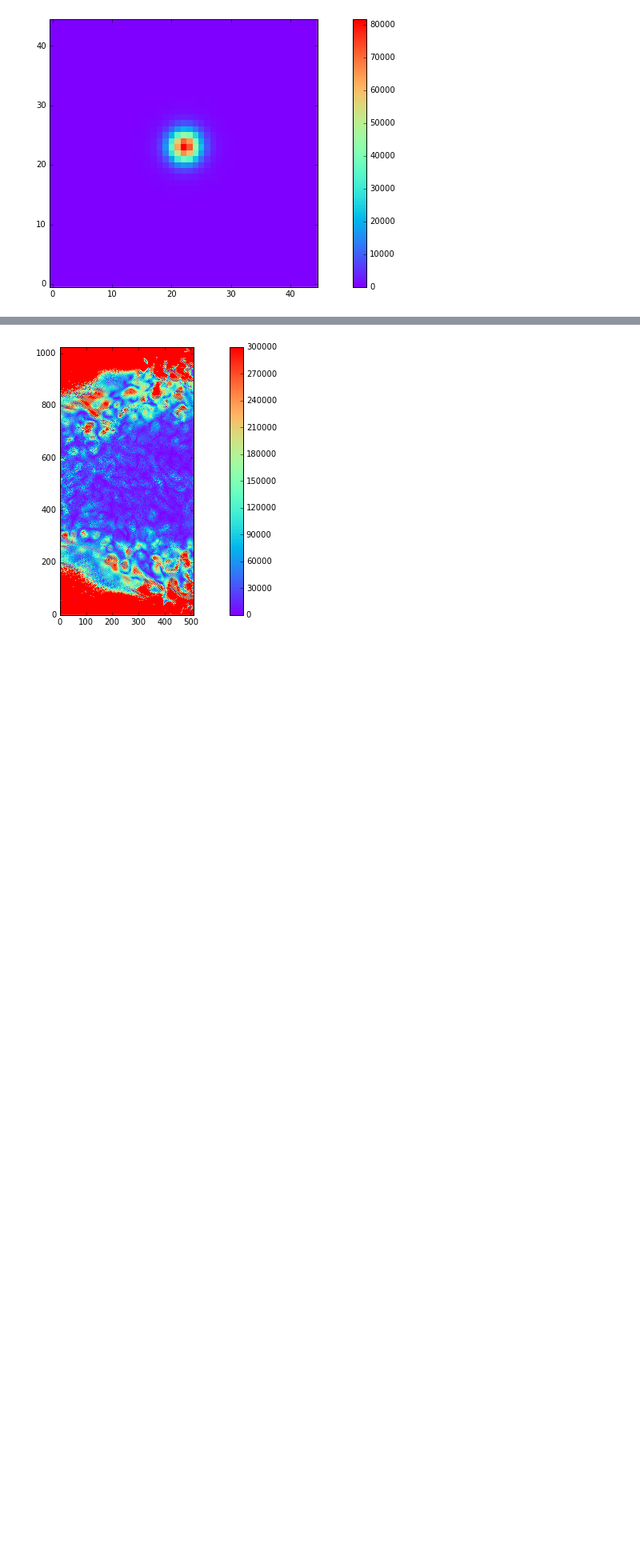
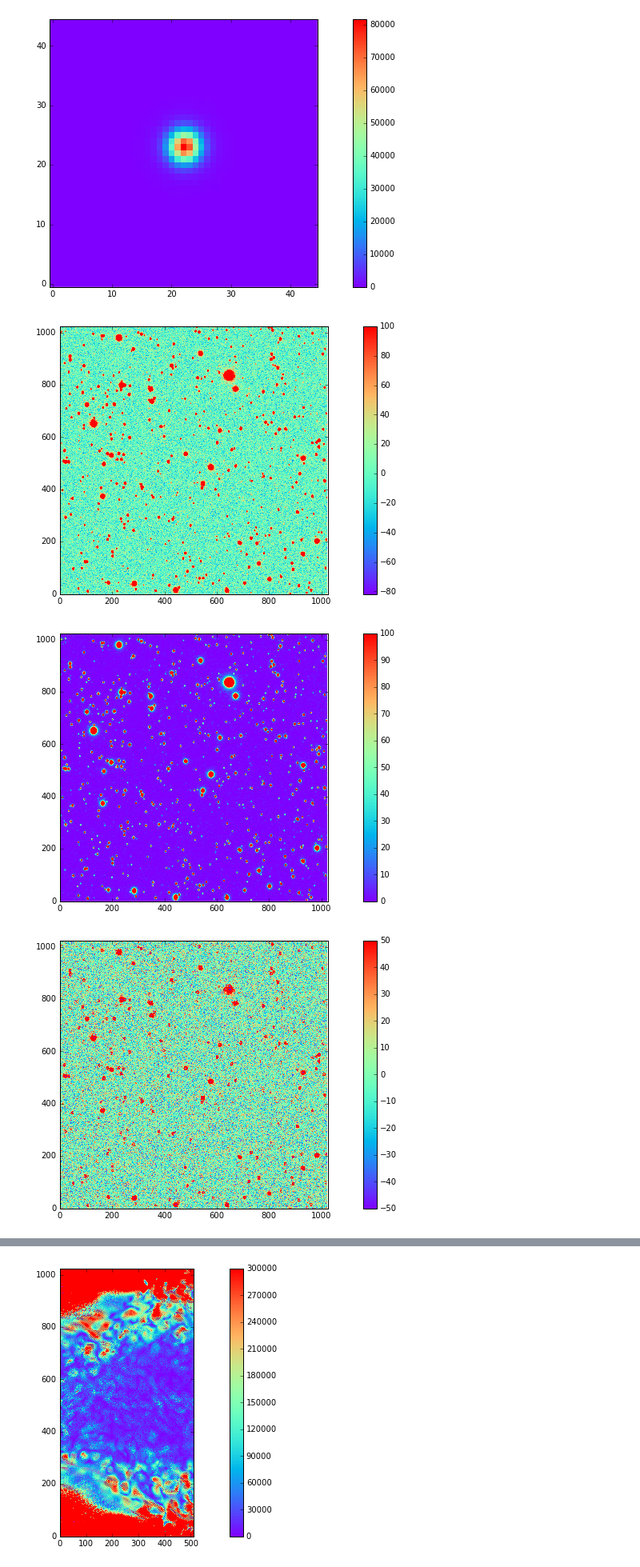
Before and after one commit to lsst-dm/experimental_DCR, a Jupyter notebook: DCR_template.ipynb, the cells around one changed output, grey strips where cells are left out. Shown at 80% size. Saved outputs shown, nothing was run; the diff lists cells and outputs as text; code cells hidden in the pictures; blank space fills up the shorter version.

Commit message:
Add option to add noise to output templates

```diff
--- a/DCR_template.ipynb
+++ b/DCR_template.ipynb
@@ -82,6 +88,7 @@ DIFF
 # %%
-for exp in self.exposures:
-    look(exp.getMaskedImage().getImage().getArray(),range=[-1e5,1e5],x_range=[625+25,670+25], y_range=[815-53,860-53])
+for exp in dcr_model_with_psf.exposures:
+    look(exp.getMaskedImage().getImage().getArray(),range=[-1e5,1e5],
+         x_range=[625+25,670+25], y_range=[815-53,860-53])
 # %% [output]
 [figure]
 [figure]
@@ -91,3 +98,11 @@ for exp in self.exposures:
 [figure]
 [figure]
 [figure]
+# %%
+output_directory='/Users/sullivan/LSST/simulations/test6/dcr_with_psf/'
+template_exposure_gen = dcr_model_with_psf.generate_templates_from_model(obsid_range=[200,224],output_directory=output_directory)
+dcr_model_with_psf_im_arr = []
+for exp in template_exposure_gen:
+    dcr_model_with_psf_im_arr.append(exp.getMaskedImage().getImage().getArray())
+# for im in dcr_model_with_psf_im_arr:
+#     look(im, range=[-1e4,1e4])
@@ -93,0 +135,13 @@ for exp in self.exposures:
+# %%
+_im = 1
+im_base = dcr_model_with_psf.exposures[_im].getMaskedImage().getImage().getArray()
+im_template = dcr_model_with_psf_im_arr[_im * 3]
+look(im_base,range=[-1e2,1e2])
+look(im_template,range=[-1e2,1e2])
+look(im_base - im_template,range=[-50,50])
+# for im in dcr_model_with_psf_im_arr:
+#     look(im, range=[-20,20])
+# %% [output]
+[figure, added]
+[figure, added]
+[figure, added]
```
Also changed, not shown: parts of 13 cells of this notebook, 1 other file.
